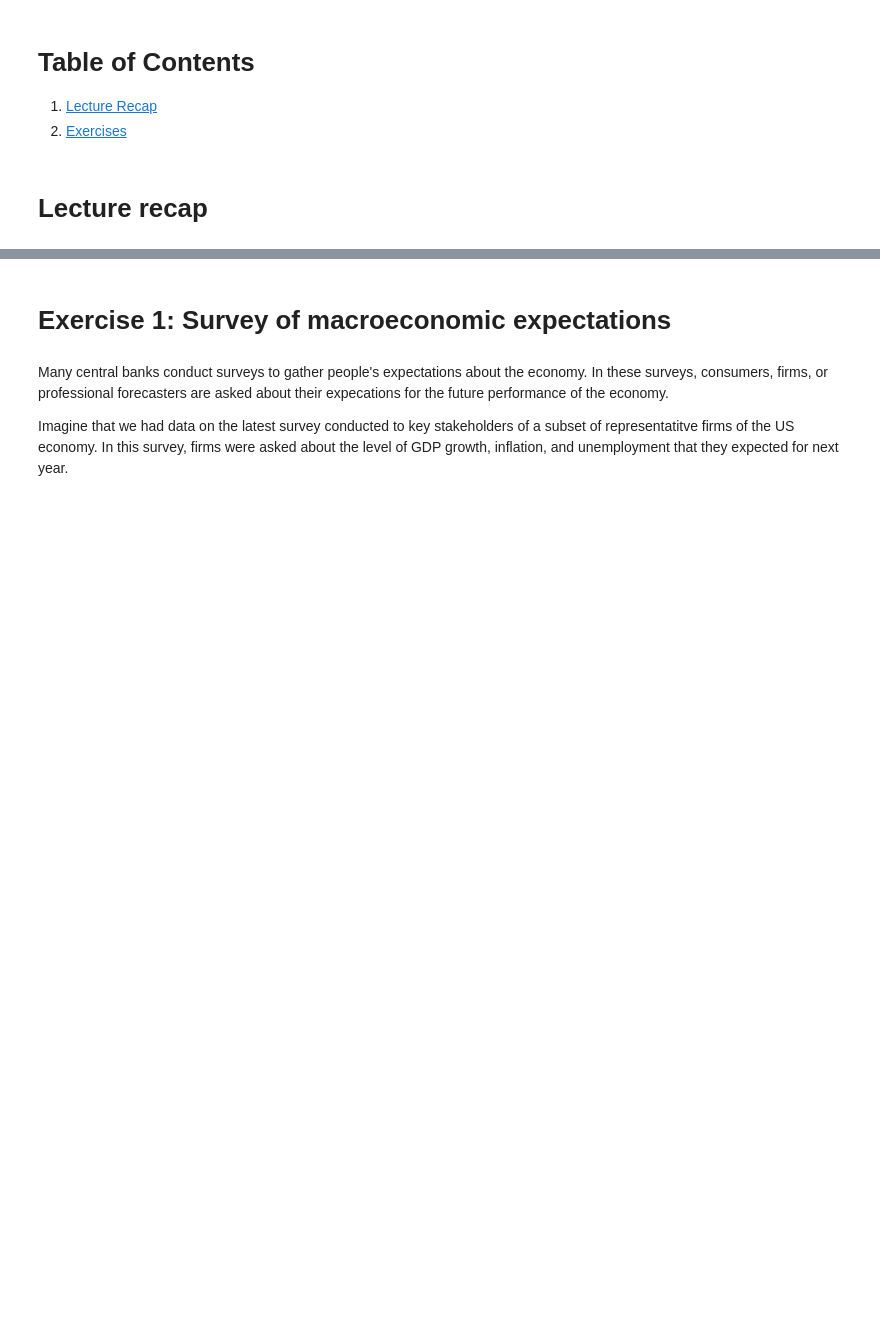
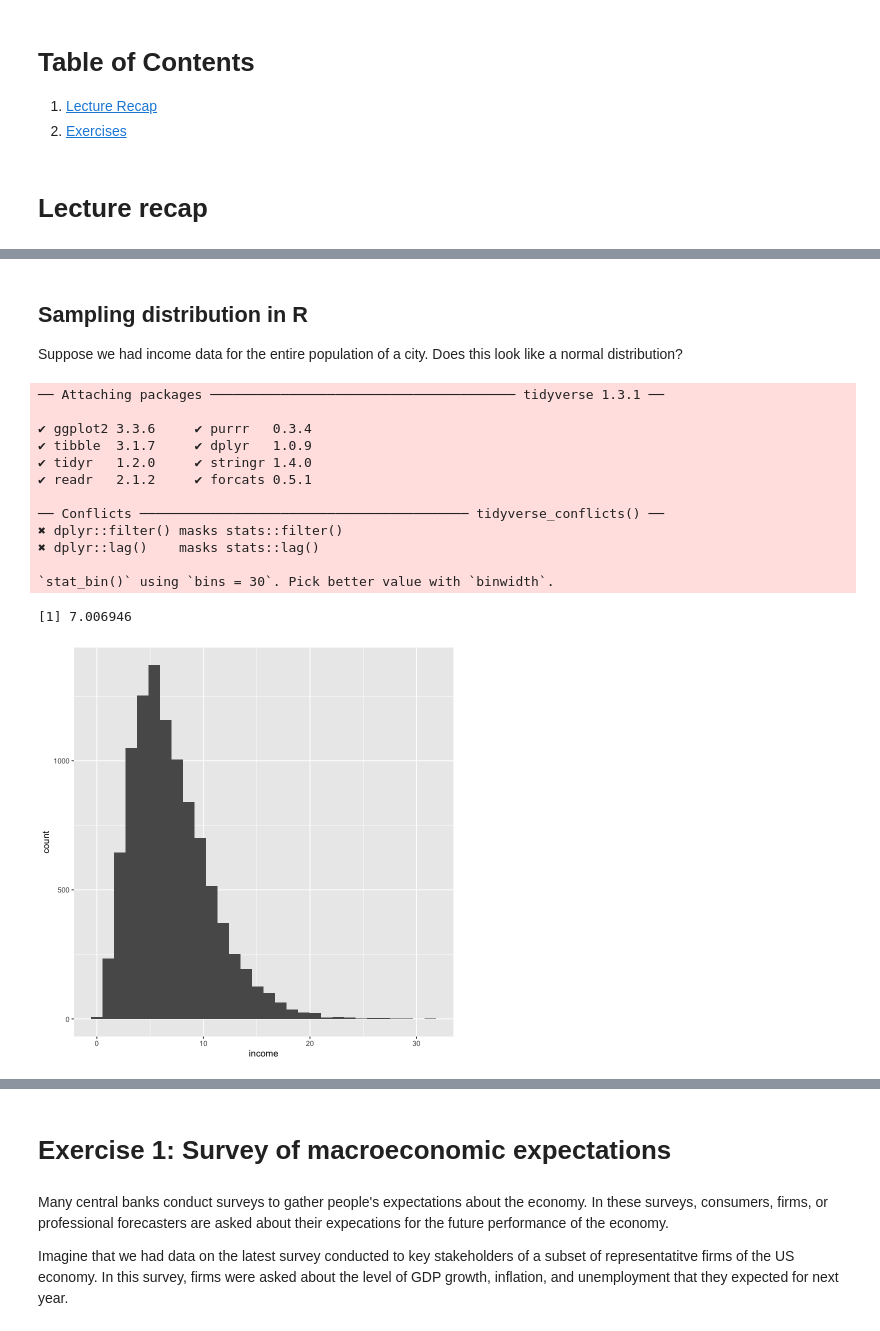
Before and after one commit to 5harad/API201-2022, a Jupyter notebook: review_sessions/review_6/review_6_answers.ipynb, the cells around one changed output, grey strips where cells are left out. Saved outputs shown, nothing was run; the diff lists cells and outputs as text; code cells hidden in the pictures; blank space fills up the shorter version.

```diff
--- a/review_sessions/review_6/review_6_answers.ipynb
+++ b/review_sessions/review_6/review_6_answers.ipynb
@@ -13,0 +27,28 @@ xx confidence intervals
+# %% [markdown]
+## Sampling distribution in R
+
+Suppose we had income data for the entire population of a city. Does this look like a normal distribution?
+# %%
+library(tidyverse)
+set.seed(101)
+data <- tibble(income=rchisq(10000, df = 7))
+
+ggplot(data) +
+geom_histogram(aes(x=income))
+
+mean(data$income)
+# %% [output]
+── Attaching packages ─────────────────────────────────────── tidyverse 1.3.1 ──
+
+✔ ggplot2 3.3.6     ✔ purrr   0.3.4
+✔ tibble  3.1.7     ✔ dplyr   1.0.9
+✔ tidyr   1.2.0     ✔ stringr 1.4.0
+✔ readr   2.1.2     ✔ forcats 0.5.1
+
+── Conflicts ────────────────────────────────────────── tidyverse_conflicts() ──
+✖ dplyr::filter() masks stats::filter()
+✖ dplyr::lag()    masks stats::lag()
+
+`stat_bin()` using `bins = 30`. Pick better value with `binwidth`.
+[1] 7.006946
+[figure, added]
```
Also changed, not shown: parts of 11 cells of this notebook, 1 other file.
